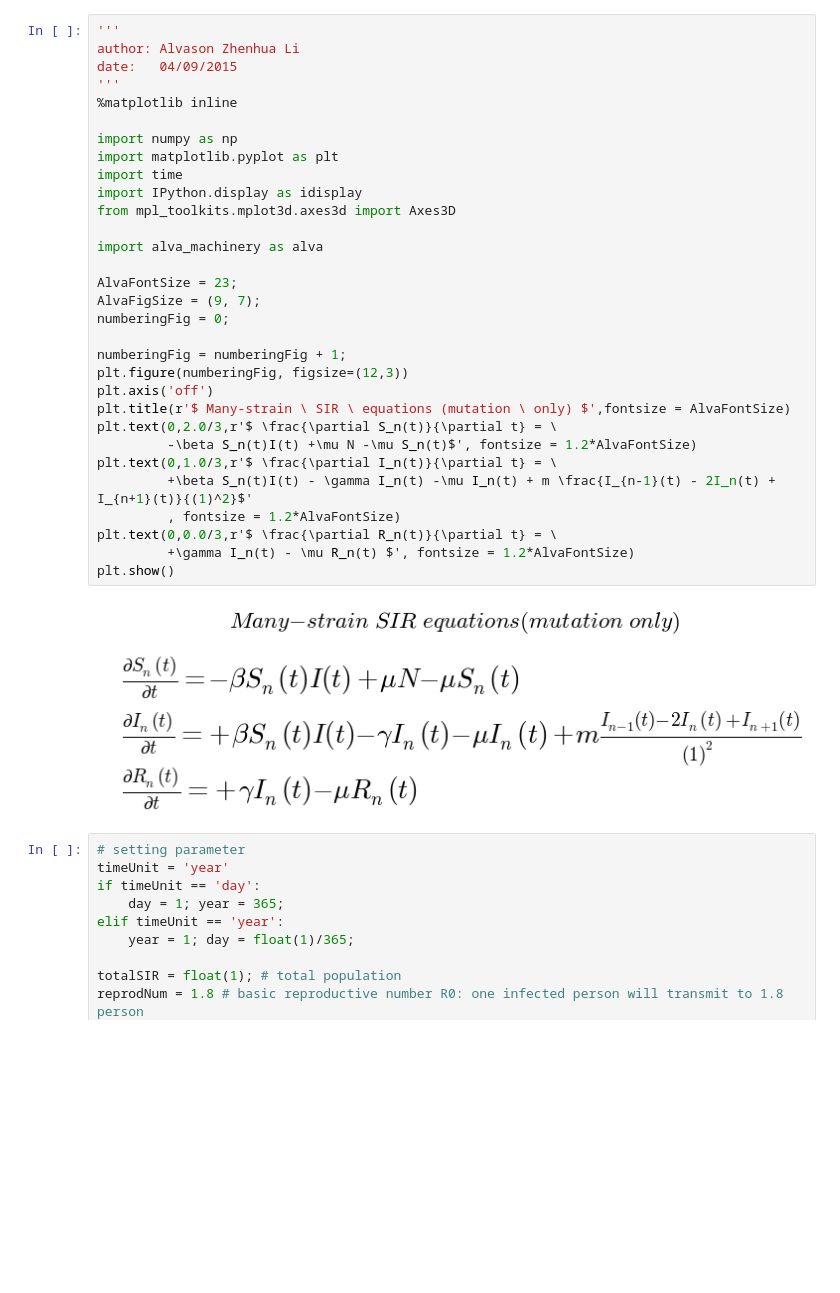
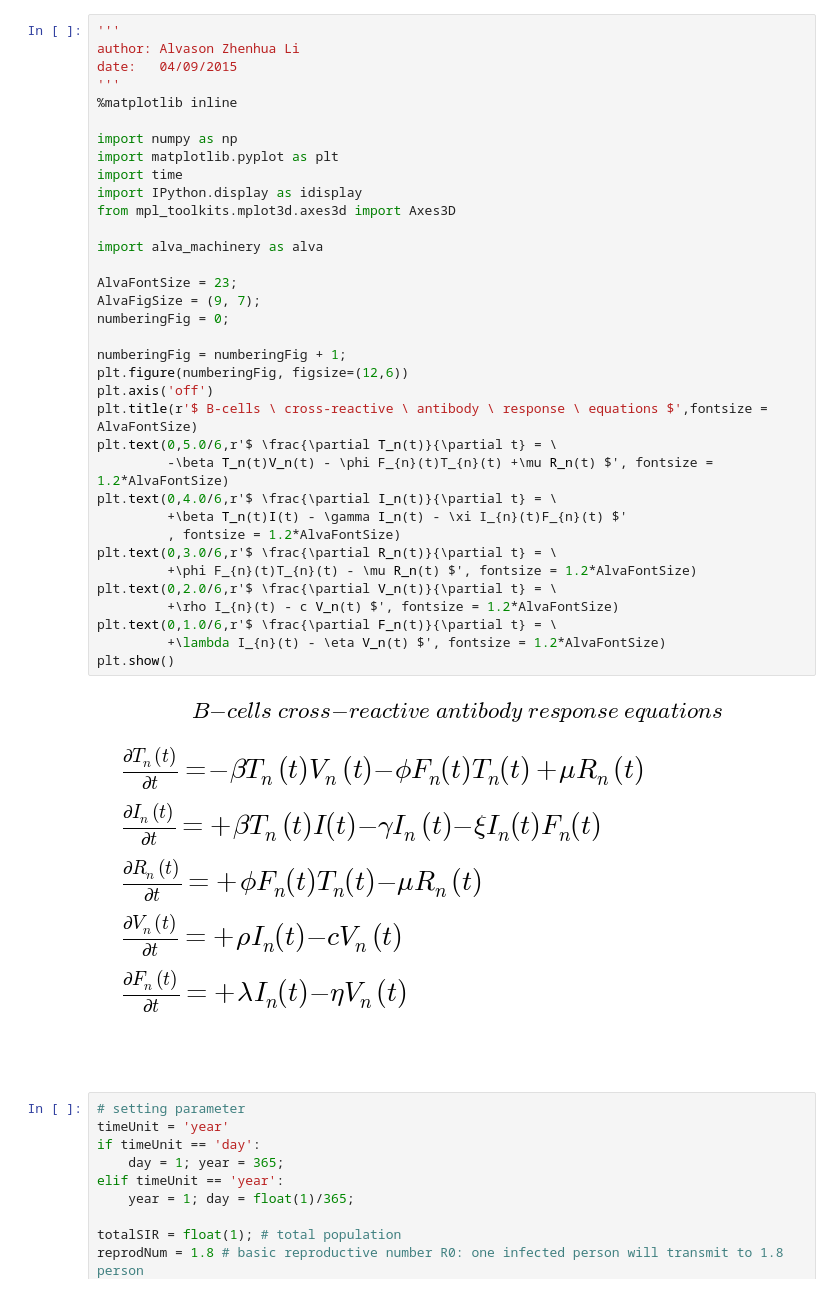
Before and after one commit to blab/antibody-response-pulse, a Jupyter notebook: bcell-array/bcell-array.ipynb, the cells around one changed output. Cells and saved outputs as stored; diff of their text form; blank space fills up the shorter version.

Commit message:
within host target cell T, infected cell I, refractory cell R

```diff
--- a/bcell-array/bcell-array.ipynb
+++ b/bcell-array/bcell-array.ipynb
@@ -6,36 +6,40 @@ https://github.com/alvason/antibody-response-pulse/
 # %%
 '''
 author: Alvason Zhenhua Li
 date:   04/09/2015
 '''
 %matplotlib inline
 
 import numpy as np
 import matplotlib.pyplot as plt
 import time
 import IPython.display as idisplay
 from mpl_toolkits.mplot3d.axes3d import Axes3D
 
 import alva_machinery as alva
 
 AlvaFontSize = 23;
 AlvaFigSize = (9, 7);
 numberingFig = 0;
 
 numberingFig = numberingFig + 1;
-plt.figure(numberingFig, figsize=(12,3))
+plt.figure(numberingFig, figsize=(12,6))
 plt.axis('off')
-plt.title(r'$ Many-strain \ SIR \ equations (mutation \ only) $',fontsize = AlvaFontSize)
-plt.text(0,2.0/3,r'$ \frac{\partial S_n(t)}{\partial t} = \
-         -\beta S_n(t)I(t) +\mu N -\mu S_n(t)$', fontsize = 1.2*AlvaFontSize)
-plt.text(0,1.0/3,r'$ \frac{\partial I_n(t)}{\partial t} = \
-         +\beta S_n(t)I(t) - \gamma I_n(t) -\mu I_n(t) + m \frac{I_{n-1}(t) - 2I_n(t) + I_{n+1}(t)}{(1)^2}$'
+plt.title(r'$ B-cells \ cross-reactive \ antibody \ response \ equations $',fontsize = AlvaFontSize)
+plt.text(0,5.0/6,r'$ \frac{\partial T_n(t)}{\partial t} = \
+         -\beta T_n(t)V_n(t) - \phi F_{n}(t)T_{n}(t) +\mu R_n(t) $', fontsize = 1.2*AlvaFontSize)
+plt.text(0,4.0/6,r'$ \frac{\partial I_n(t)}{\partial t} = \
+         +\beta T_n(t)I(t) - \gamma I_n(t) - \xi I_{n}(t)F_{n}(t) $'
          , fontsize = 1.2*AlvaFontSize)
-plt.text(0,0.0/3,r'$ \frac{\partial R_n(t)}{\partial t} = \
-         +\gamma I_n(t) - \mu R_n(t) $', fontsize = 1.2*AlvaFontSize)
+plt.text(0,3.0/6,r'$ \frac{\partial R_n(t)}{\partial t} = \
+         +\phi F_{n}(t)T_{n}(t) - \mu R_n(t) $', fontsize = 1.2*AlvaFontSize)
+plt.text(0,2.0/6,r'$ \frac{\partial V_n(t)}{\partial t} = \
+         +\rho I_{n}(t) - c V_n(t) $', fontsize = 1.2*AlvaFontSize)
+plt.text(0,1.0/6,r'$ \frac{\partial F_n(t)}{\partial t} = \
+         +\lambda I_{n}(t) - \eta V_n(t) $', fontsize = 1.2*AlvaFontSize)
 plt.show()
 # %% [output]
-[figure, old version]
+[figure, new version]
 # %%
 # setting parameter
 timeUnit = 'year'
```
Also changed, not shown: parts of 1 cell of this notebook, 1 other file.
